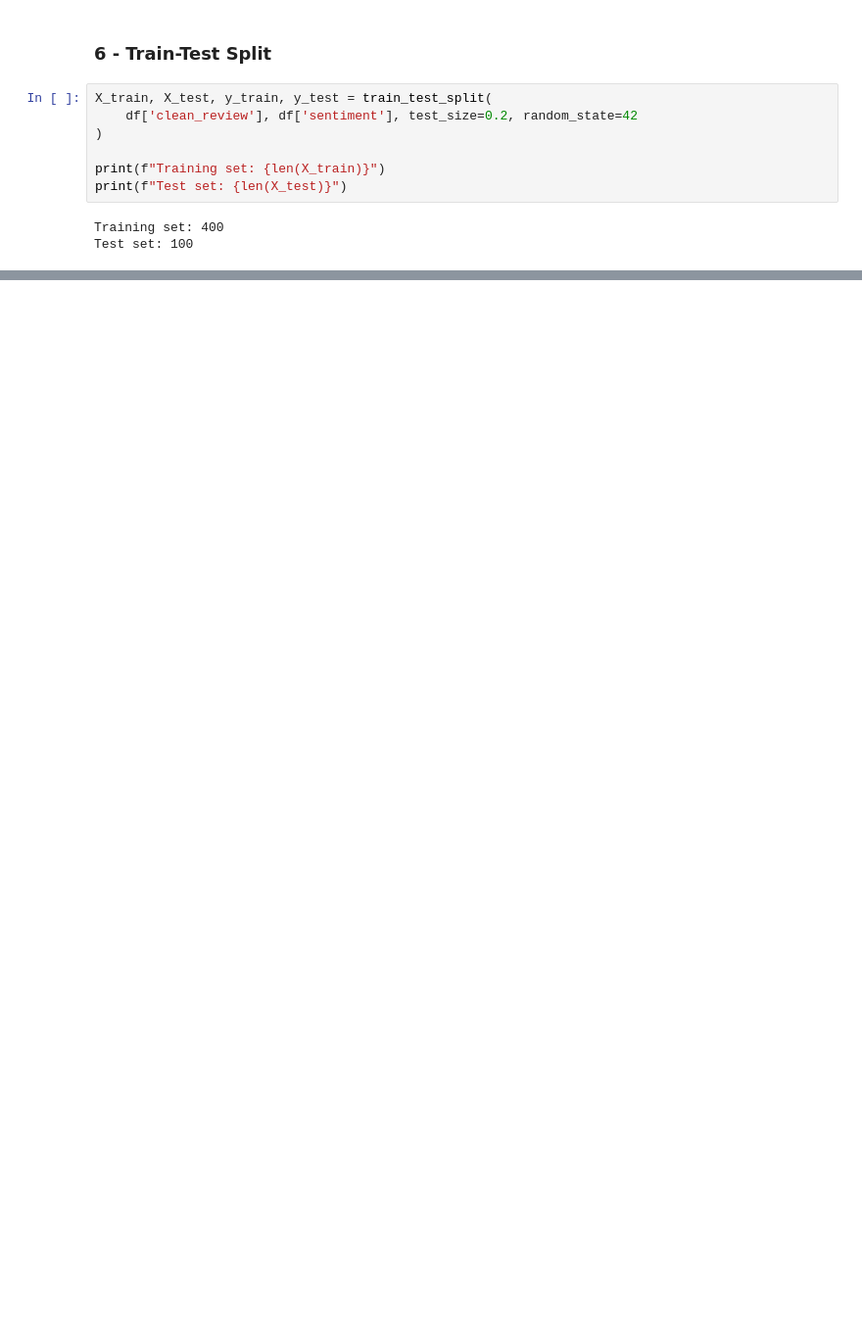
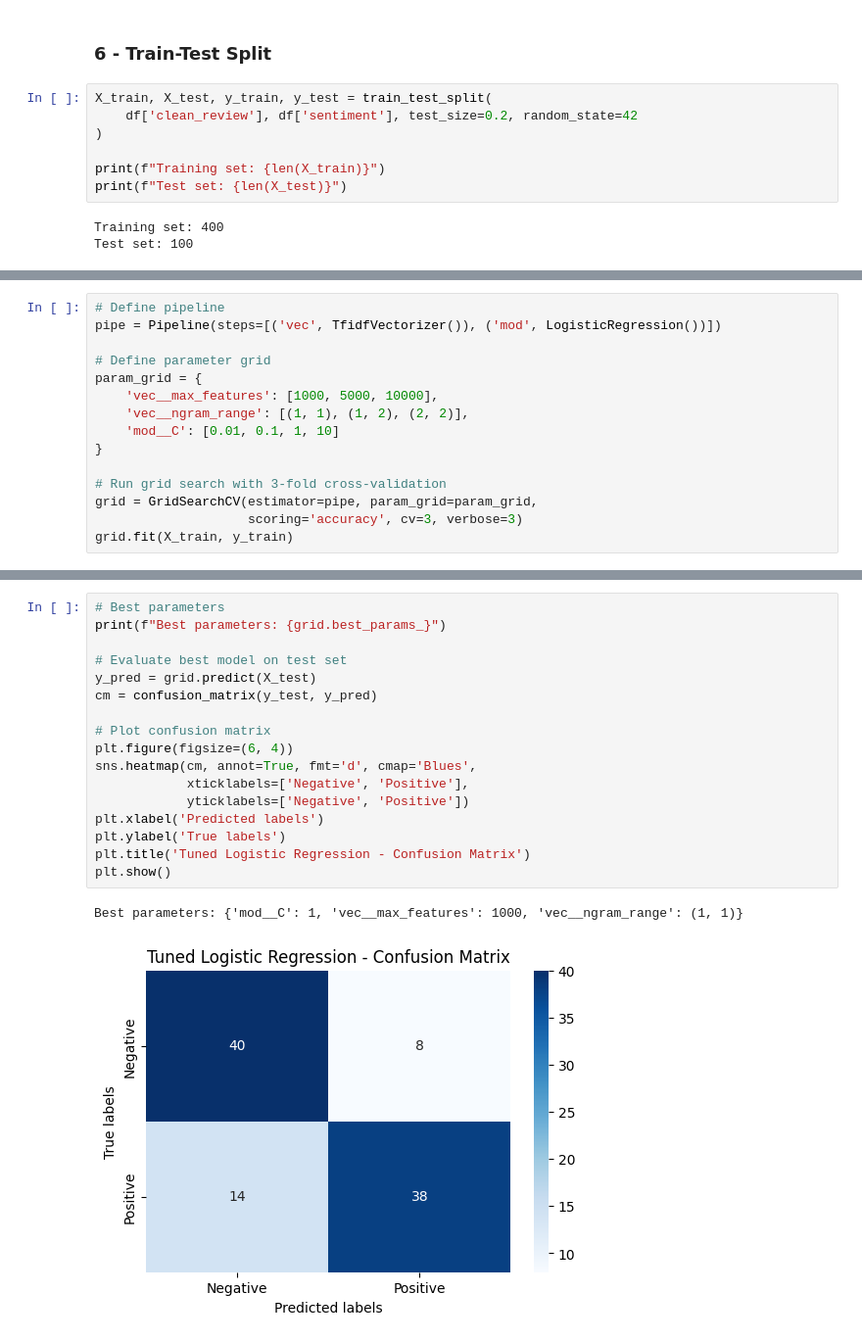
Before and after one commit to krauseannelize/nlp-movie-sentiment, a Jupyter notebook: notebooks/02-sentiment-huggingface.ipynb, the cells around one changed output, grey strips where cells are left out. Shown at 98% size. Saved outputs shown, nothing was run; the diff lists cells and outputs as text; blank space fills up the shorter version.

```diff
--- a/notebooks/02-sentiment-huggingface.ipynb
+++ b/notebooks/02-sentiment-huggingface.ipynb
@@ -223,0 +279,15 @@ Test set: 100
+# %%
+# Define pipeline
+pipe = Pipeline(steps=[('vec', TfidfVectorizer()), ('mod', LogisticRegression())])
+
+# Define parameter grid
+param_grid = {
+    'vec__max_features': [1000, 5000, 10000],
+    'vec__ngram_range': [(1, 1), (1, 2), (2, 2)],
+    'mod__C': [0.01, 0.1, 1, 10]
+}
+
+# Run grid search with 3-fold cross-validation
+grid = GridSearchCV(estimator=pipe, param_grid=param_grid,
+                    scoring='accuracy', cv=3, verbose=3)
+grid.fit(X_train, y_train)
@@ -223,0 +319,20 @@ Test set: 100
+# %%
+# Best parameters
+print(f"Best parameters: {grid.best_params_}")
+
+# Evaluate best model on test set
+y_pred = grid.predict(X_test)
+cm = confusion_matrix(y_test, y_pred)
+
+# Plot confusion matrix
+plt.figure(figsize=(6, 4))
+sns.heatmap(cm, annot=True, fmt='d', cmap='Blues',
+            xticklabels=['Negative', 'Positive'],
+            yticklabels=['Negative', 'Positive'])
+plt.xlabel('Predicted labels')
+plt.ylabel('True labels')
+plt.title('Tuned Logistic Regression - Confusion Matrix')
+plt.show()
+# %% [output]
+Best parameters: {'mod__C': 1, 'vec__max_features': 1000, 'vec__ngram_range': (1, 1)}
+[figure, added]
```
Also changed, not shown: parts of 13 cells of this notebook, 3 other files.
